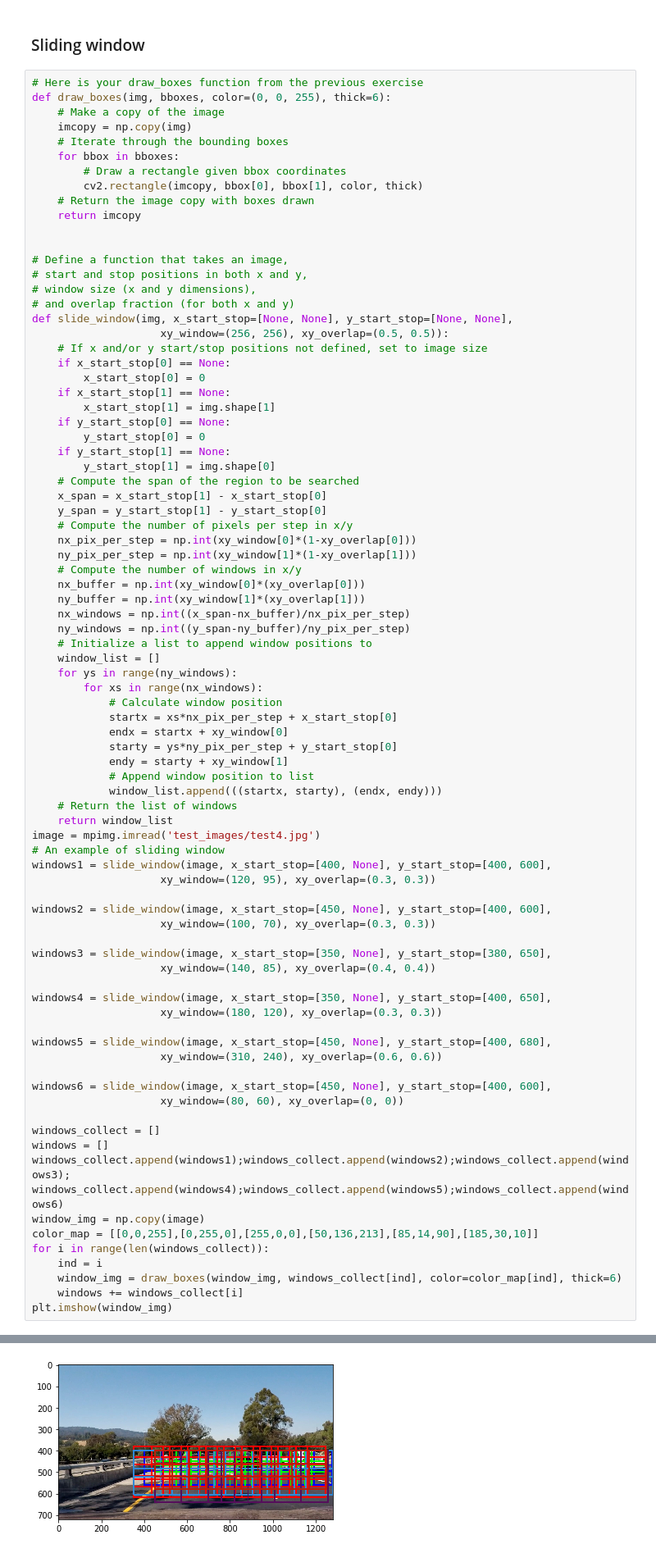
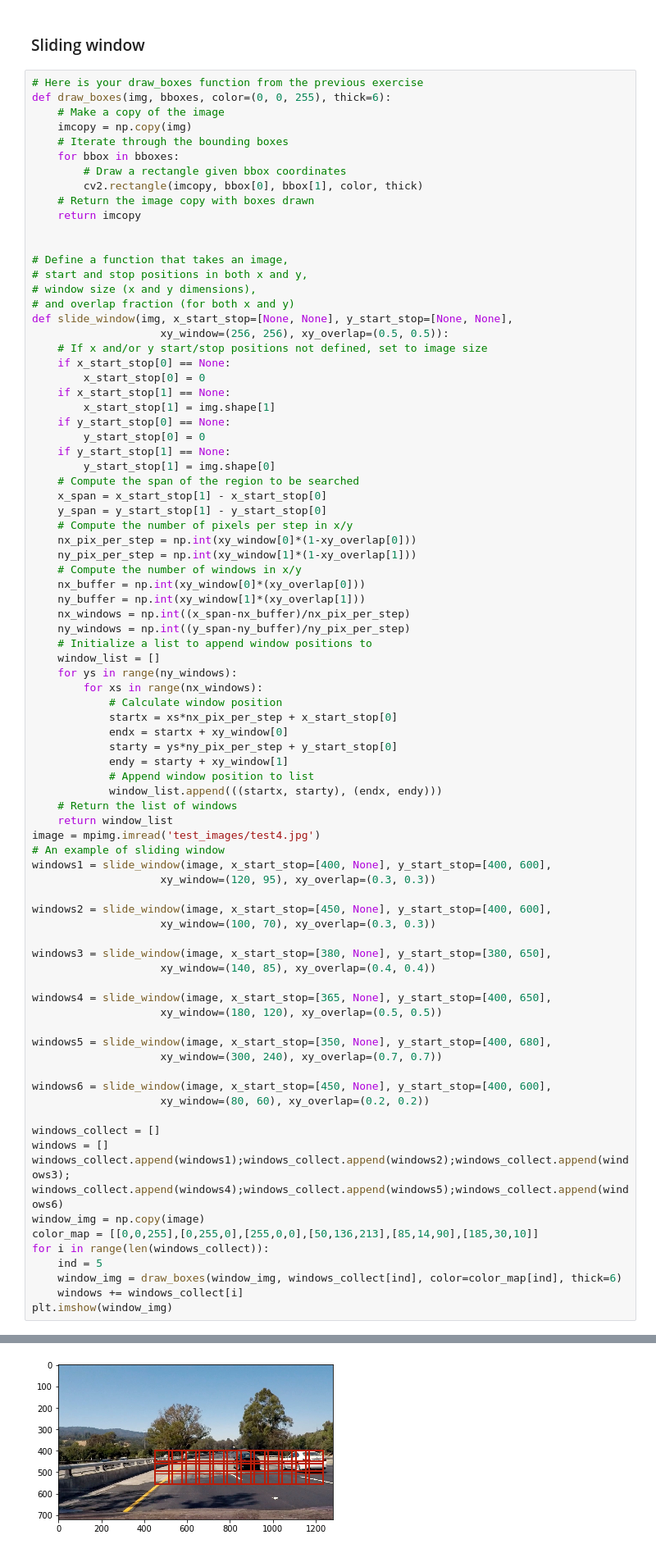
Before and after one commit to OwenHua666/CarND-Vehicle-Detection, a Jupyter notebook: vehicle_track_pipeline.ipynb, the cells around one changed output, grey strips where cells are left out. Shown at 82% size. Cells and saved outputs as stored; diff of their text form.

```diff
--- a/vehicle_track_pipeline.ipynb
+++ b/vehicle_track_pipeline.ipynb
@@ -473,41 +475,41 @@ def slide_window(img, x_start_stop=[None, None], y_start_stop=[None, None],
             # Append window position to list
             window_list.append(((startx, starty), (endx, endy)))
     # Return the list of windows
     return window_list
 image = mpimg.imread('test_images/test4.jpg')
 # An example of sliding window
 windows1 = slide_window(image, x_start_stop=[400, None], y_start_stop=[400, 600],
                     xy_window=(120, 95), xy_overlap=(0.3, 0.3))
 
 windows2 = slide_window(image, x_start_stop=[450, None], y_start_stop=[400, 600],
                     xy_window=(100, 70), xy_overlap=(0.3, 0.3))
 
-windows3 = slide_window(image, x_start_stop=[350, None], y_start_stop=[380, 650],
+windows3 = slide_window(image, x_start_stop=[380, None], y_start_stop=[380, 650],
                     xy_window=(140, 85), xy_overlap=(0.4, 0.4))
 
-windows4 = slide_window(image, x_start_stop=[350, None], y_start_stop=[400, 650],
-                    xy_window=(180, 120), xy_overlap=(0.3, 0.3))
+windows4 = slide_window(image, x_start_stop=[365, None], y_start_stop=[400, 650],
+                    xy_window=(180, 120), xy_overlap=(0.5, 0.5))
 
-windows5 = slide_window(image, x_start_stop=[450, None], y_start_stop=[400, 680],
-                    xy_window=(310, 240), xy_overlap=(0.6, 0.6))
+windows5 = slide_window(image, x_start_stop=[350, None], y_start_stop=[400, 680],
+                    xy_window=(300, 240), xy_overlap=(0.7, 0.7))
 
 windows6 = slide_window(image, x_start_stop=[450, None], y_start_stop=[400, 600],
-                    xy_window=(80, 60), xy_overlap=(0, 0))
+                    xy_window=(80, 60), xy_overlap=(0.2, 0.2))
 
 windows_collect = []
 windows = []
 windows_collect.append(windows1);windows_collect.append(windows2);windows_collect.append(windows3);
 windows_collect.append(windows4);windows_collect.append(windows5);windows_collect.append(windows6)
 window_img = np.copy(image)
 color_map = [[0,0,255],[0,255,0],[255,0,0],[50,136,213],[85,14,90],[185,30,10]]
 for i in range(len(windows_collect)):
-    ind = i
+    ind = 5
     window_img = draw_boxes(window_img, windows_collect[ind], color=color_map[ind], thick=6)
     windows += windows_collect[i]
 plt.imshow(window_img)
 # %% [output]
 <matplotlib.image.AxesImage at 0x...>
-[figure, old version]
+[figure, new version]
 # %% [markdown]
 ### Single Image Feature Extraction
 # %%
```
Also changed, not shown: parts of 6 cells of this notebook, 2 other files.
